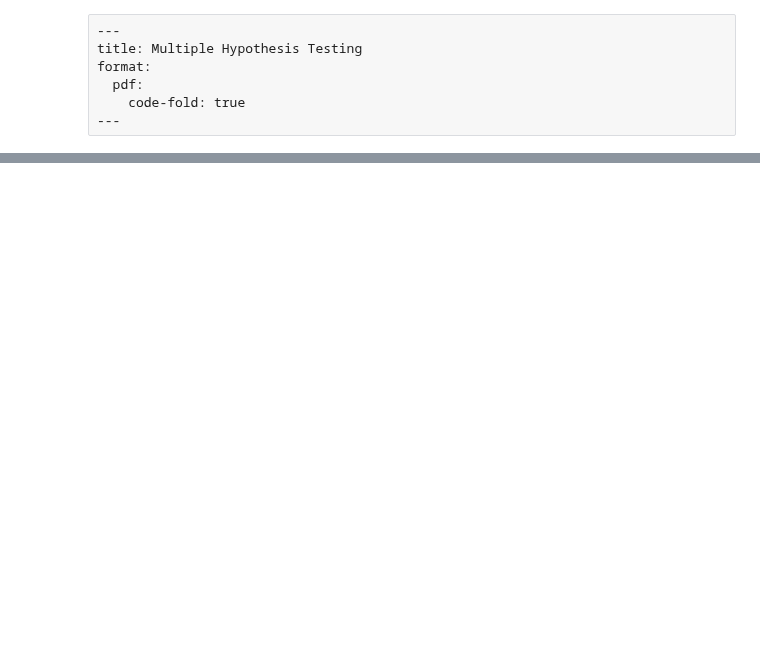
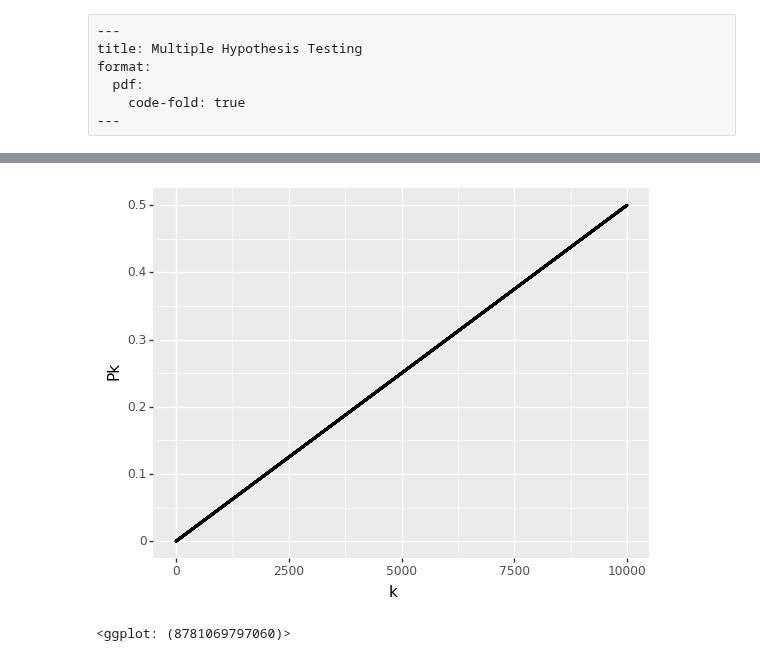
Before and after one commit to igor-sb/blog, a Jupyter notebook: multiple_hypothesis_testing.ipynb, the cells around one changed output, grey strips where cells are left out. Cells and saved outputs as stored; diff of their text form; code cells hidden in the pictures; blank space fills up the shorter version.

```diff
--- a/multiple_hypothesis_testing.ipynb
+++ b/multiple_hypothesis_testing.ipynb
@@ -86,0 +31,17 @@ The earliest and perhaps the most popular method for correcting for multiple hyp
+# %%
+np.random.seed(42)
+
+n_null = 9900
+n_nonnull = 100
+
+df = pd.DataFrame({
+    'hypothesis': np.concatenate((
+        ['null'] * n_null,
+        ['non-null'] * n_nonnull,
+    )),
+    'feature': range(n_null + n_nonnull),
+    'x': np.concatenate((
+        norm.rvs(0, 1, size=n_null),
+        norm.rvs(3, 1, size=n_nonnull),
+    ))
+})
@@ -86,0 +205,5 @@ The earliest and perhaps the most popular method for correcting for multiple hyp
+# %%
+debug_df = pd.DataFrame({
+    'k': range(n_null + n_nonnull),
+})
+debug_df['Pk'] = debug_df['k'] * 0.05 / 1000
@@ -86,0 +212,8 @@ The earliest and perhaps the most popular method for correcting for multiple hyp
+# %%
+(
+    ggplot(debug_df)
+    + geom_point(aes('k', 'Pk'), size = 0.1)
+)
+# %% [output]
+[figure, added]
+<ggplot: (8781069797060)>
```
Also changed, not shown: parts of 20 cells of this notebook, 3 other files.
